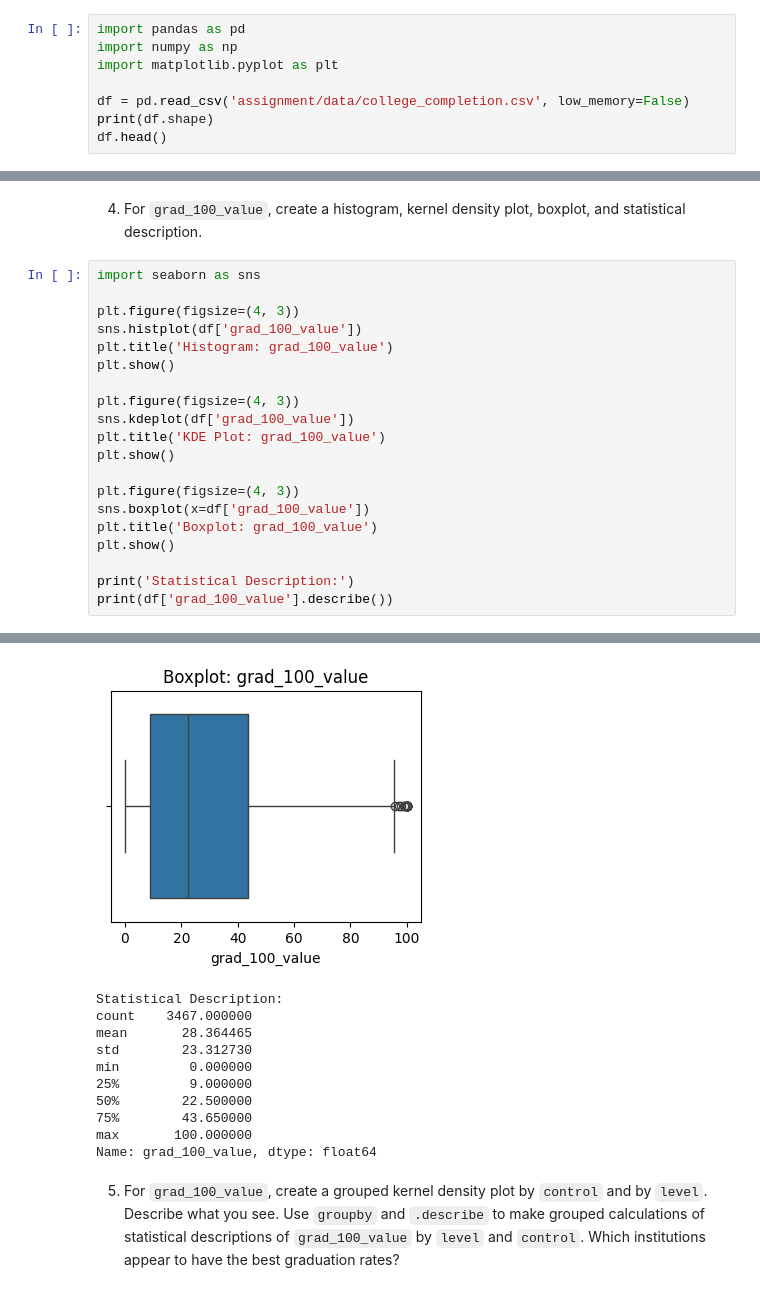
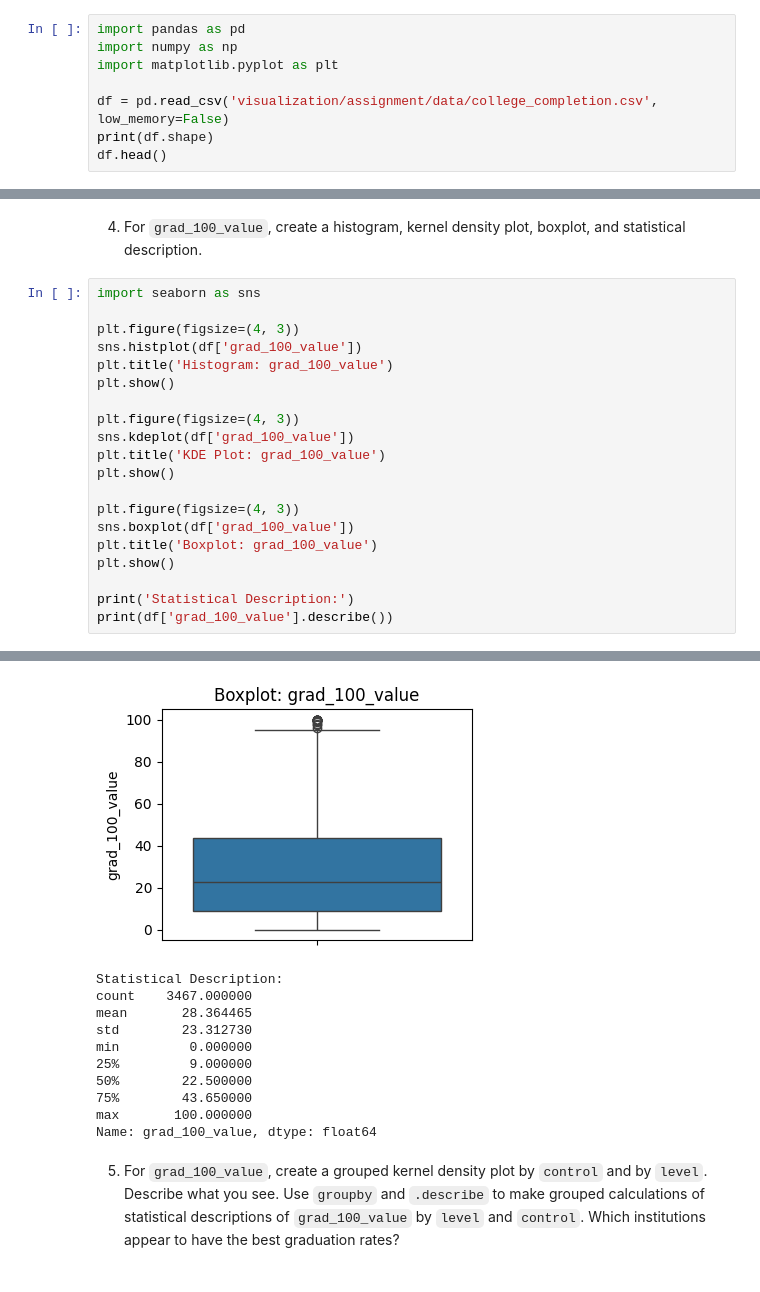
Before and after one commit to jennyschilling/visualization, a Jupyter notebook: assignment/assignment.ipynb, the cells around one changed output, grey strips where cells are left out. Cells and saved outputs as stored; diff of their text form.

```diff
--- a/assignment/assignment.ipynb
+++ b/assignment/assignment.ipynb
@@ -28,7 +28,7 @@ import pandas as pd
 import numpy as np
 import matplotlib.pyplot as plt
 
-df = pd.read_csv('assignment/data/college_completion.csv', low_memory=False)
+df = pd.read_csv('visualization/assignment/data/college_completion.csv', low_memory=False)
 print(df.shape)
 df.head()
 # %% [output]
@@ -61,27 +61,27 @@ There are significantly more 4-year institutions that are Private not-for-profit
 # %%
 import seaborn as sns
 
 plt.figure(figsize=(4, 3))
 sns.histplot(df['grad_100_value'])
 plt.title('Histogram: grad_100_value')
 plt.show()
 
 plt.figure(figsize=(4, 3))
 sns.kdeplot(df['grad_100_value'])
 plt.title('KDE Plot: grad_100_value')
 plt.show()
 
 plt.figure(figsize=(4, 3))
-sns.boxplot(x=df['grad_100_value'])
+sns.boxplot(df['grad_100_value'])
 plt.title('Boxplot: grad_100_value')
 plt.show()
 
 print('Statistical Description:')
 print(df['grad_100_value'].describe())
 # %% [output]
 [figure]
 [figure]
-[figure, old version]
+[figure, new version]
 Statistical Description:
 count    3467.000000
 mean       28.364465
```
Also changed, not shown: parts of 5 cells of this notebook.
